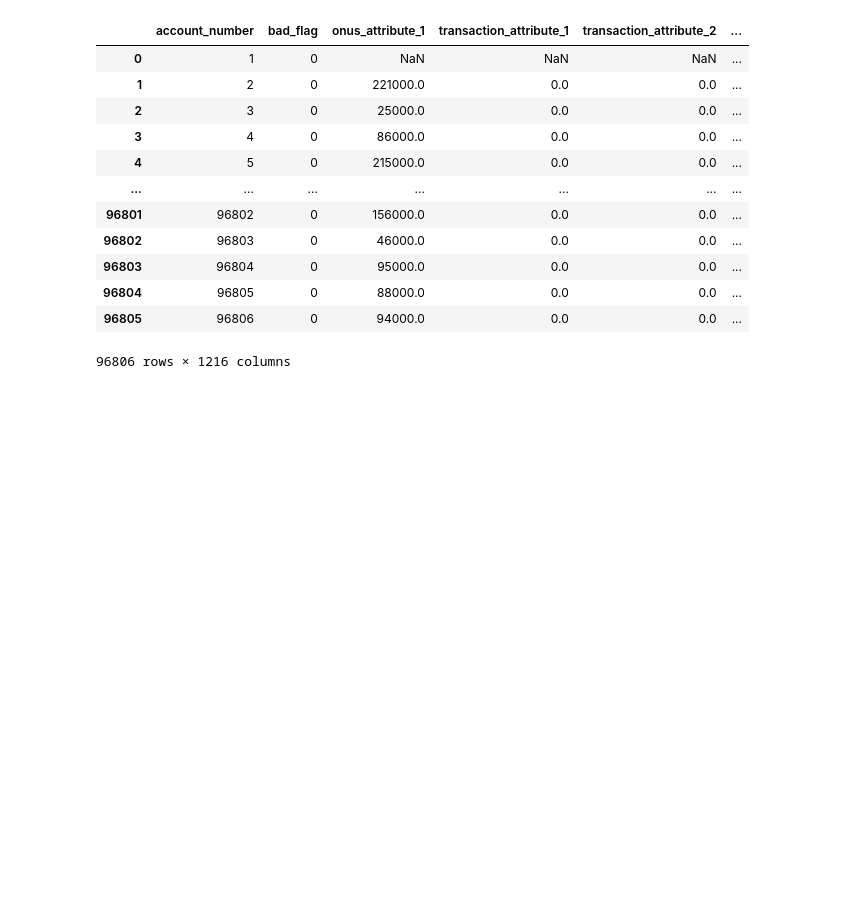
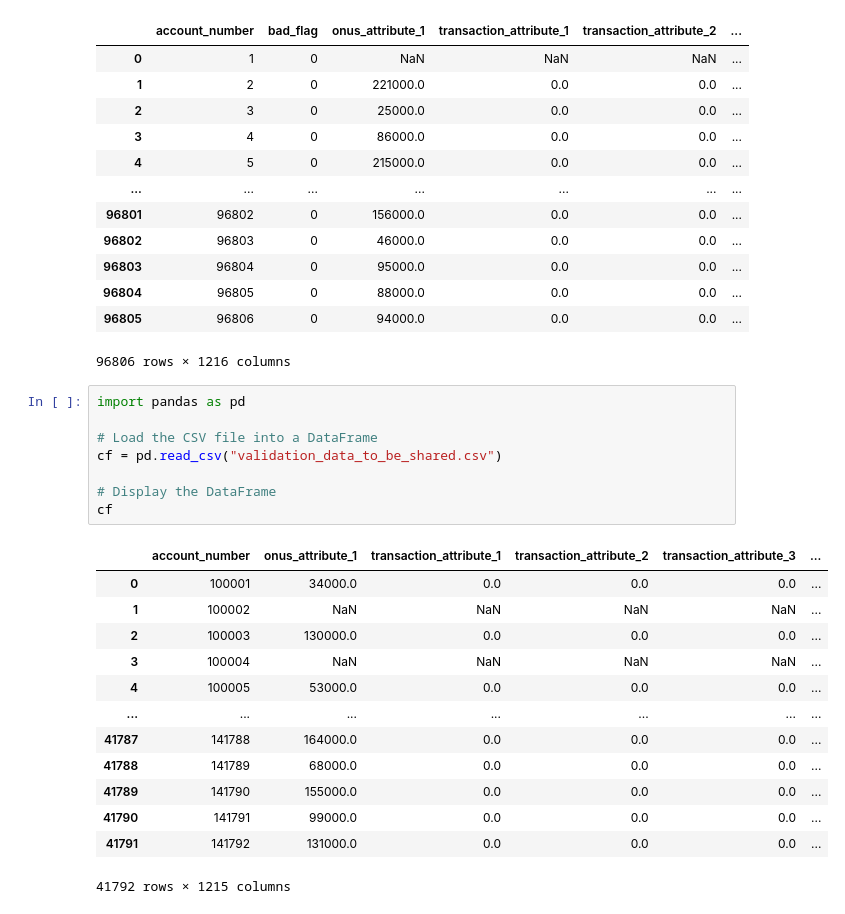
Before and after one commit to Nilangbhuva/Convolve, a Jupyter notebook: Convolve.ipynb, the cells around one changed output. Cells and saved outputs as stored; diff of their text form; blank space fills up the shorter version.

```diff
--- a/Convolve.ipynb
+++ b/Convolve.ipynb
@@ -20,3 +20,25 @@ df
 | 96804 | 96805 | 0 | 88000.0 | 0.0 | 0.0 | ... |
 | 96805 | 96806 | 0 | 94000.0 | 0.0 | 0.0 | ... |
 96806 rows × 1216 columns
+# %%
+import pandas as pd
+
+# Load the CSV file into a DataFrame
+cf = pd.read_csv("validation_data_to_be_shared.csv")
+
+# Display the DataFrame
+cf
+# %% [output]
+|  | account_number | onus_attribute_1 | transaction_attribute_1 | transaction_attribute_2 | transaction_attribute_3 | ... |
+| 0 | 100001 | 34000.0 | 0.0 | 0.0 | 0.0 | ... |
+| 1 | 100002 | NaN | NaN | NaN | NaN | ... |
+| 2 | 100003 | 130000.0 | 0.0 | 0.0 | 0.0 | ... |
+| 3 | 100004 | NaN | NaN | NaN | NaN | ... |
+| 4 | 100005 | 53000.0 | 0.0 | 0.0 | 0.0 | ... |
+| ... | ... | ... | ... | ... | ... | ... |
+| 41787 | 141788 | 164000.0 | 0.0 | 0.0 | 0.0 | ... |
+| 41788 | 141789 | 68000.0 | 0.0 | 0.0 | 0.0 | ... |
+| 41789 | 141790 | 155000.0 | 0.0 | 0.0 | 0.0 | ... |
+| 41790 | 141791 | 99000.0 | 0.0 | 0.0 | 0.0 | ... |
+| 41791 | 141792 | 131000.0 | 0.0 | 0.0 | 0.0 | ... |
+41792 rows × 1215 columns
```
Also changed, not shown: parts of 8 cells of this notebook, 1 other file.
